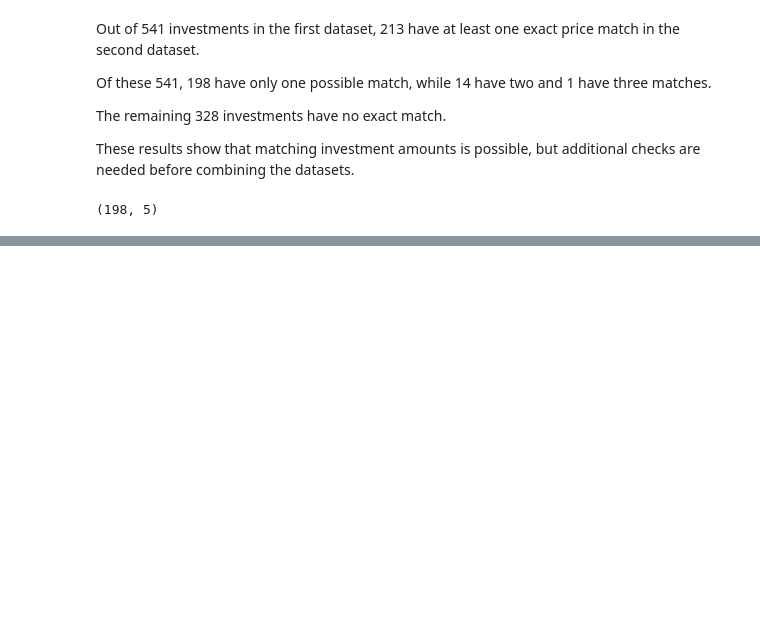
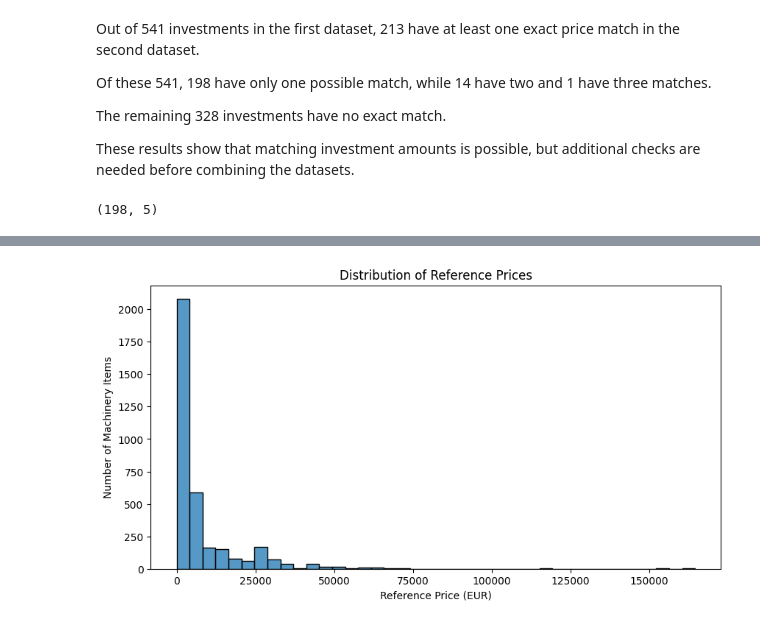
Before and after one commit to milatovicdanka90-maker/dsb_capstone, a Jupyter notebook: 01_EDA.ipynb, the cells around one changed output, grey strips where cells are left out. Cells and saved outputs as stored; diff of their text form; code cells hidden in the pictures; blank space fills up the shorter version.

```diff
--- a/01_EDA.ipynb
+++ b/01_EDA.ipynb
@@ -592,0 +689,16 @@ unique_matches["Record No."].duplicated().sum()
+# %%
+# I want to see how loks like distribution of reference prices
+
+plt.figure(figsize=(10, 5))
+
+sns.histplot(
+    prices_clean["Evaluation Committee Reference Price (EUR)"].dropna(),
+    bins=40)
+
+plt.title("Distribution of Reference Prices")
+plt.xlabel("Reference Price (EUR)")
+plt.ylabel("Number of Machinery Items");
+
+plt.show()
+# %% [output]
+[figure, added]
```
Also changed, not shown: parts of 17 cells of this notebook.
